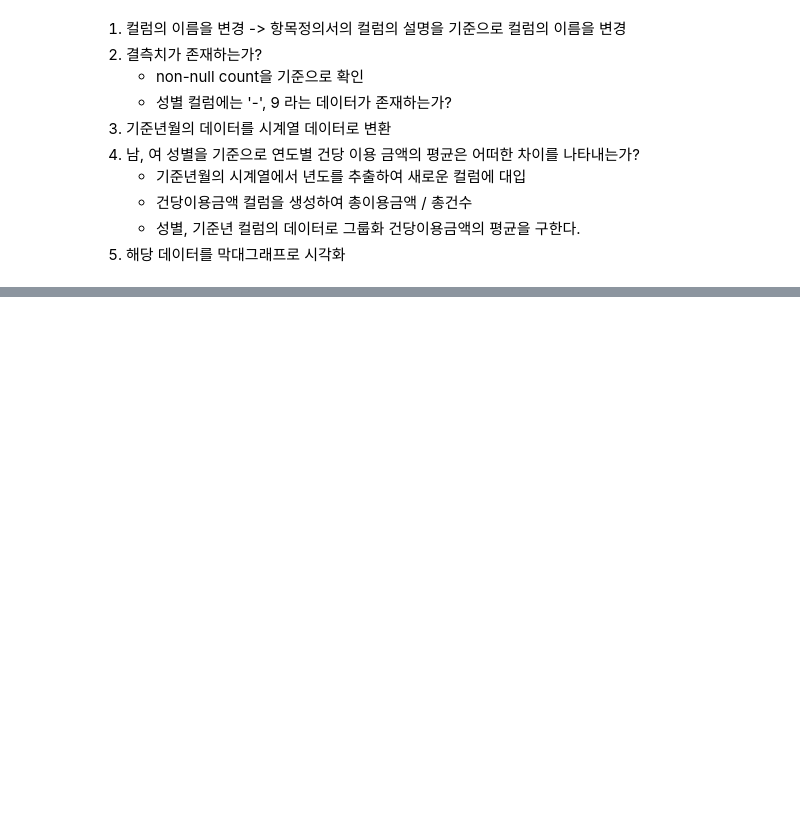
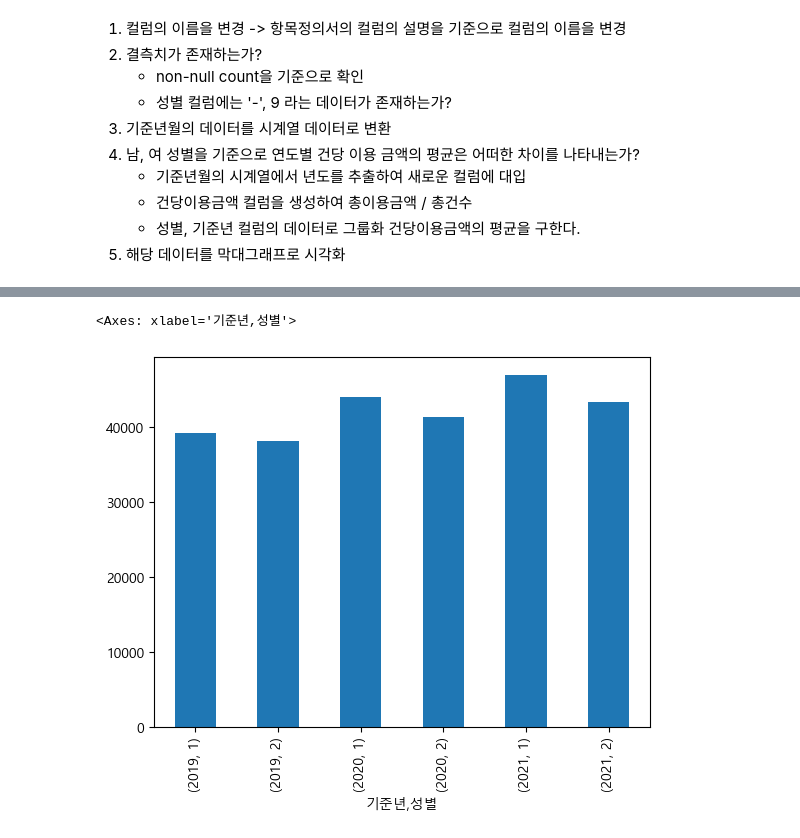
Before and after one commit to bsmoon-86/multicam_2025, a Jupyter notebook: 250917/01_card.ipynb, the cells around one changed output, grey strips where cells are left out. Cells and saved outputs as stored; diff of their text form; code cells hidden in the pictures; blank space fills up the shorter version.

```diff
--- a/250917/01_card.ipynb
+++ b/250917/01_card.ipynb
@@ -66,0 +64,19 @@ offline['성별'].unique()
+# %%
+offline['기준년'] = offline['기준년월'].dt.strftime('%Y')
+# %%
+# 건당이용금액
+offline['건당이용금액'] = (offline['이용 금액'] / offline['이용 건수']).round(2)
+# %%
+# 성별, 기준년을 이용하여 그룹화
+group_data = offline.groupby( ['기준년', '성별' ] )[ '건당이용금액' ].mean()
+# %%
+# 그래프에서 한글 깨짐 방지
+if platform.system() == 'Darwin':
+    plt.rc('font', family='AppleGothic')
+else:
+    plt.rc('font', family='Malgun Gothic')
+# %%
+group_data.plot(kind='bar')
+# %% [output]
+<Axes: xlabel='기준년,성별'>
+[figure, added]
```
Also changed, not shown: parts of 18 cells of this notebook.
